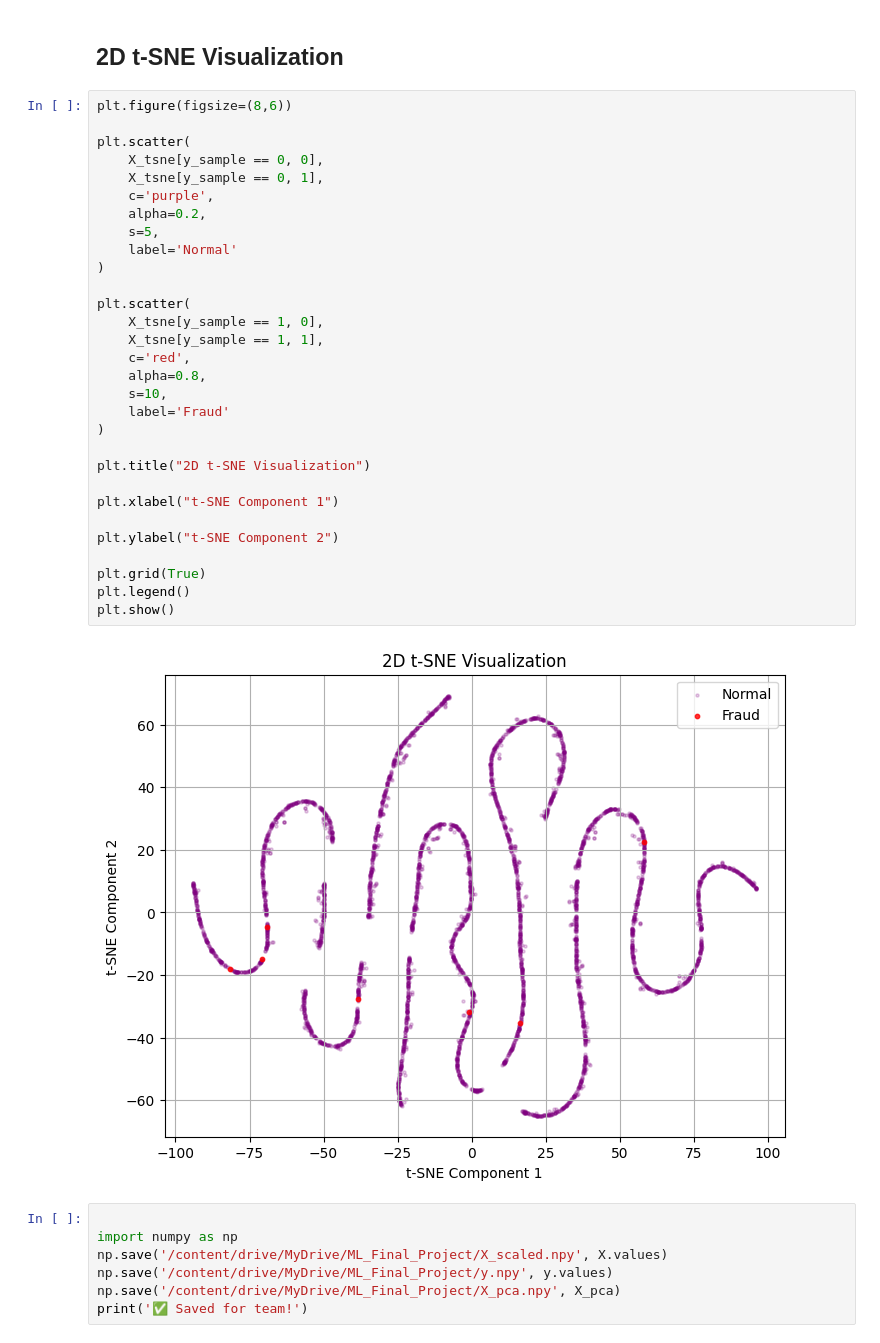
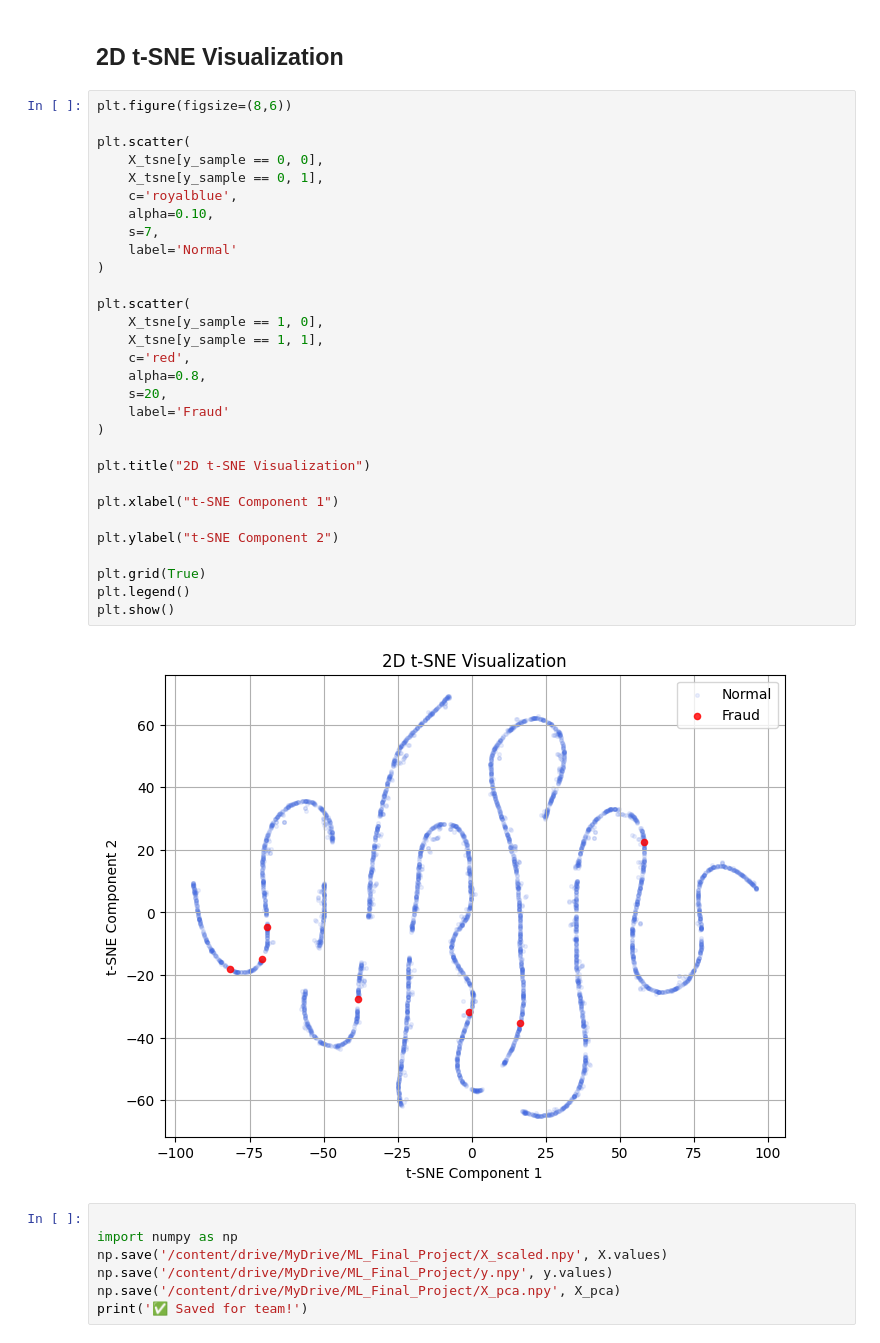
Before and after one commit to DOHA-BASEM3/FINAL-PROJECT, a Jupyter notebook: Ghena_Preprocessing_PCA_tSNE.ipynb, the cells around one changed output. Drawn from its saved outputs; the diff is of its cells as text.

```diff
--- a/Ghena_Preprocessing_PCA_tSNE.ipynb
+++ b/Ghena_Preprocessing_PCA_tSNE.ipynb
@@ -230,35 +230,35 @@ X_tsne = tsne.fit_transform(X_sample)
 # %%
 plt.figure(figsize=(8,6))
 
 plt.scatter(
     X_tsne[y_sample == 0, 0],
     X_tsne[y_sample == 0, 1],
-    c='purple',
-    alpha=0.2,
-    s=5,
+    c='royalblue',
+    alpha=0.10,
+    s=7,
     label='Normal'
 )
 
 plt.scatter(
     X_tsne[y_sample == 1, 0],
     X_tsne[y_sample == 1, 1],
     c='red',
     alpha=0.8,
-    s=10,
+    s=20,
     label='Fraud'
 )
 
 plt.title("2D t-SNE Visualization")
 
 plt.xlabel("t-SNE Component 1")
 
 plt.ylabel("t-SNE Component 2")
 
 plt.grid(True)
 plt.legend()
 plt.show()
 # %% [output]
-[figure, old version]
+[figure, new version]
 # %%
 
 import numpy as np
```
Also changed, not shown: parts of 1 cell of this notebook.
